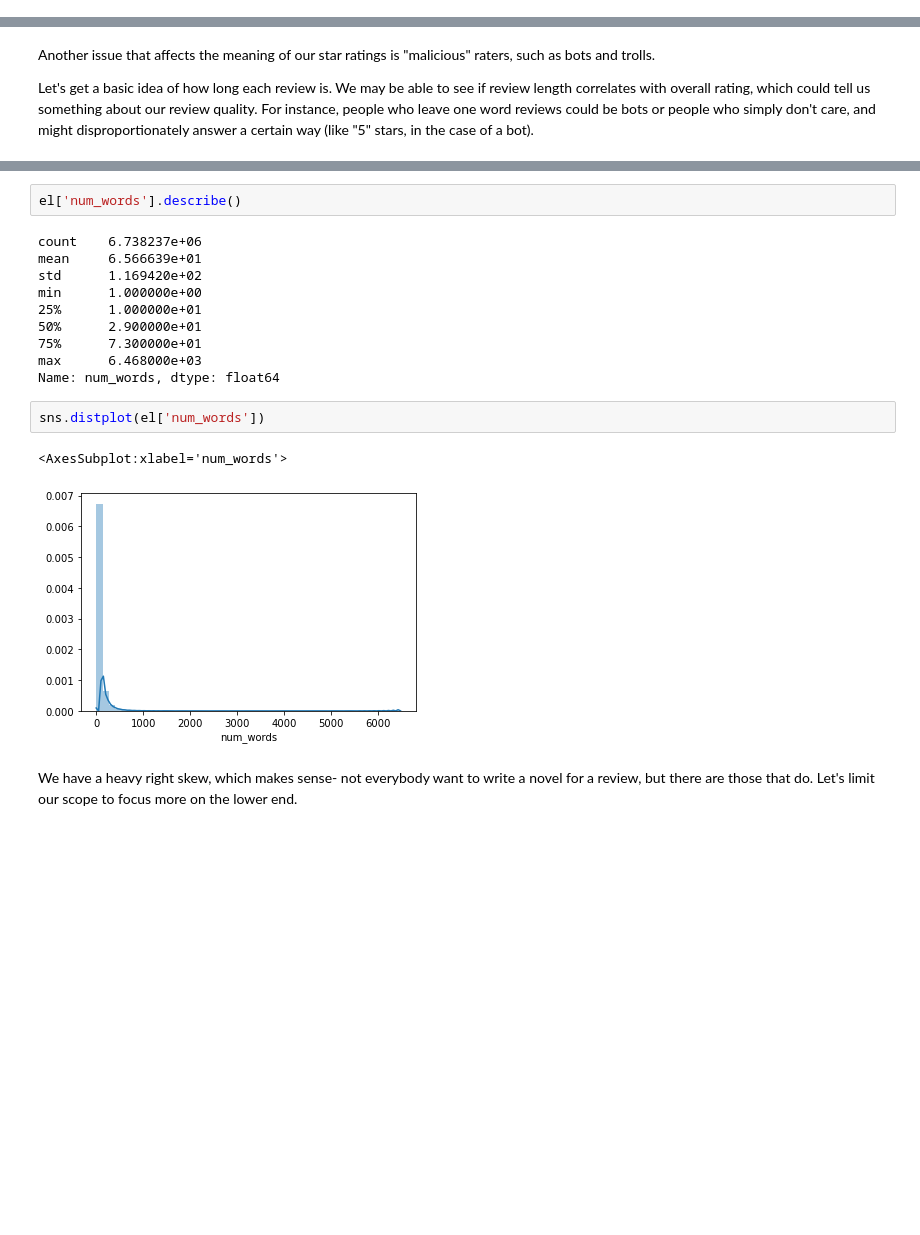
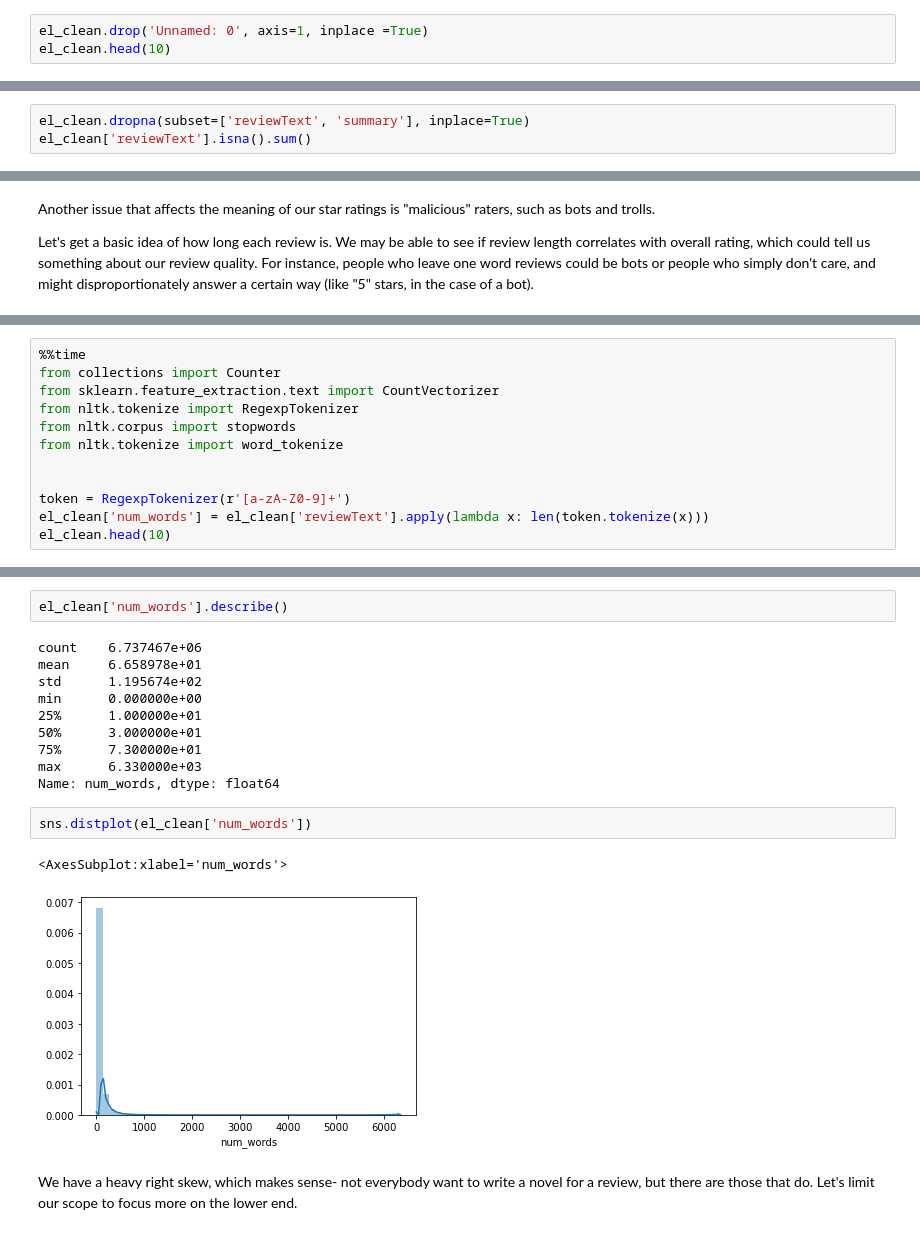
Before and after one commit to dannygallagher/Amazon-Review-Sentiment-Analysis, a Jupyter notebook: Preprocessing and EDA.ipynb, the cells around one changed output, grey strips where cells are left out. Saved outputs shown, nothing was run; the diff lists cells and outputs as text; blank space fills up the shorter version.

```diff
--- a/Preprocessing and EDA.ipynb
+++ b/Preprocessing and EDA.ipynb
@@ -356,0 +496,3 @@ el_clean.head(10)
+# %%
+el_clean.drop('Unnamed: 0', axis=1, inplace =True)
+el_clean.head(10)
@@ -356,0 +515,3 @@ el_clean.head(10)
+# %%
+el_clean.dropna(subset=['reviewText', 'summary'], inplace=True)
+el_clean['reviewText'].isna().sum()
@@ -410,0 +560,12 @@ Wall time: 30.3 s
+# %%
+%%time
+from collections import Counter
+from sklearn.feature_extraction.text import CountVectorizer
+from nltk.tokenize import RegexpTokenizer
+from nltk.corpus import stopwords
+from nltk.tokenize import word_tokenize
+
+
+token = RegexpTokenizer(r'[a-zA-Z0-9]+')
+el_clean['num_words'] = el_clean['reviewText'].apply(lambda x: len(token.tokenize(x)))
+el_clean.head(10)
@@ -411,20 +585,20 @@ Wall time: 30.3 s
 # %%
-el['num_words'].describe()
+el_clean['num_words'].describe()
 # %% [output]
-count    6.738237e+06
-mean     6.566639e+01
-std      1.169420e+02
-min      1.000000e+00
+count    6.737467e+06
+mean     6.658978e+01
+std      1.195674e+02
+min      0.000000e+00
 25%      1.000000e+01
-50%      2.900000e+01
+50%      3.000000e+01
 75%      7.300000e+01
-max      6.468000e+03
+max      6.330000e+03
 Name: num_words, dtype: float64
 # %%
-sns.distplot(el['num_words'])
+sns.distplot(el_clean['num_words'])
 # %% [output]
 <AxesSubplot:xlabel='num_words'>
-[figure, old version]
+[figure, new version]
 # %% [markdown]
 We have a heavy right skew, which makes sense- not everybody want to write a novel for a review, but there are those that do. Let's limit our scope to focus more on the lower end.
 # %%
```
Also changed, not shown: parts of 114 cells of this notebook.
